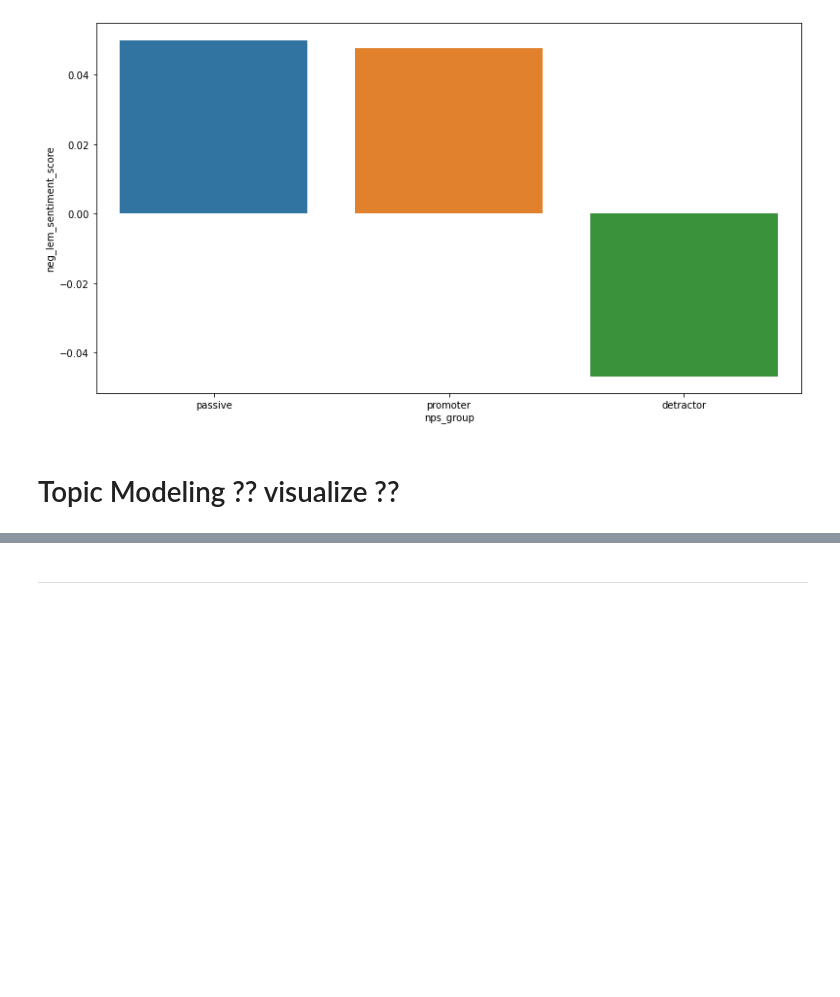
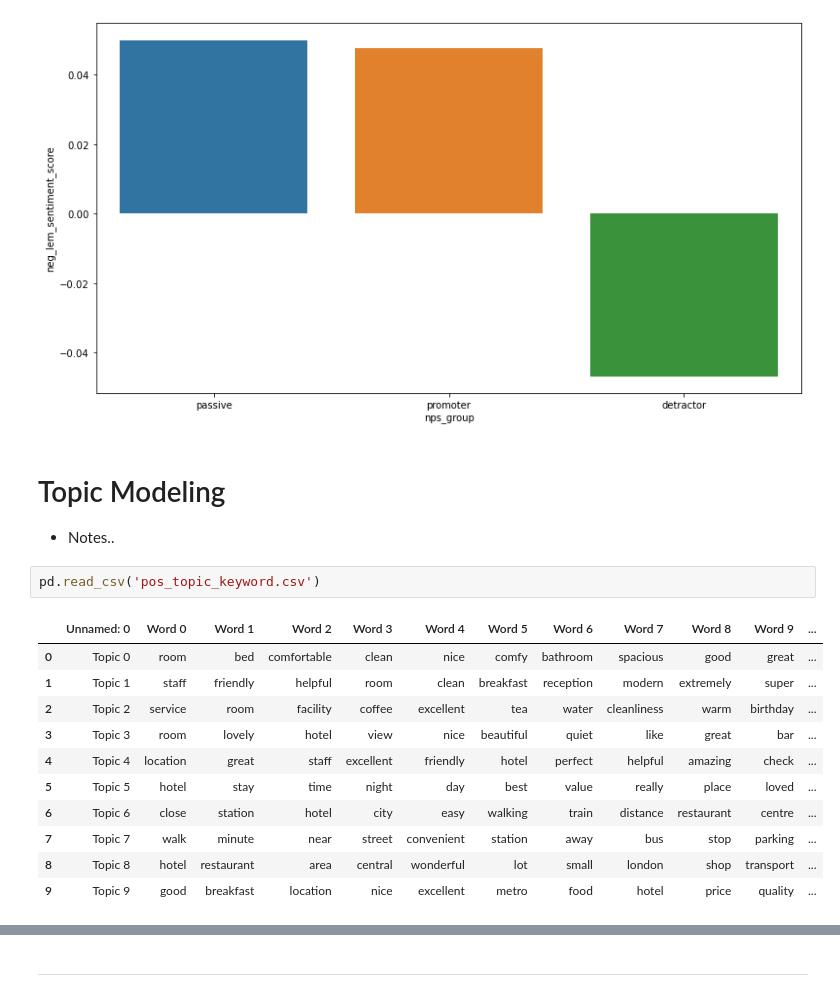
Before and after one commit to InPersonAnalysis/customer_review_capston, a Jupyter notebook: final_notebook.ipynb, the cells around one changed output, grey strips where cells are left out. Saved outputs shown, nothing was run; the diff lists cells and outputs as text; blank space fills up the shorter version.

```diff
--- a/final_notebook.ipynb
+++ b/final_notebook.ipynb
@@ -227,4 +243,20 @@ sns.barplot(data=df, x='nps_group', y='neg_lem_sentiment_score', ci=False)
 <AxesSubplot:xlabel='nps_group', ylabel='neg_lem_sentiment_score'>
 [figure]
 # %% [markdown]
-# Topic Modeling ?? visualize ??
+# Topic Modeling
+
+- Notes..
+# %%
+pd.read_csv('pos_topic_keyword.csv')
+# %% [output]
+|  | Unnamed: 0 | Word 0 | Word 1 | Word 2 | Word 3 | Word 4 | Word 5 | Word 6 | Word 7 | Word 8 | Word 9 | ... |
+| 0 | Topic 0 | room | bed | comfortable | clean | nice | comfy | bathroom | spacious | good | great | ... |
+| 1 | Topic 1 | staff | friendly | helpful | room | clean | breakfast | reception | modern | extremely | super | ... |
+| 2 | Topic 2 | service | room | facility | coffee | excellent | tea | water | cleanliness | warm | birthday | ... |
+| 3 | Topic 3 | room | lovely | hotel | view | nice | beautiful | quiet | like | great | bar | ... |
+| 4 | Topic 4 | location | great | staff | excellent | friendly | hotel | perfect | helpful | amazing | check | ... |
+| 5 | Topic 5 | hotel | stay | time | night | day | best | value | really | place | loved | ... |
+| 6 | Topic 6 | close | station | hotel | city | easy | walking | train | distance | restaurant | centre | ... |
+| 7 | Topic 7 | walk | minute | near | street | convenient | station | away | bus | stop | parking | ... |
+| 8 | Topic 8 | hotel | restaurant | area | central | wonderful | lot | small | london | shop | transport | ... |
+| 9 | Topic 9 | good | breakfast | location | nice | excellent | metro | food | hotel | price | quality | ... |
```
Also changed, not shown: parts of 6 cells of this notebook.
